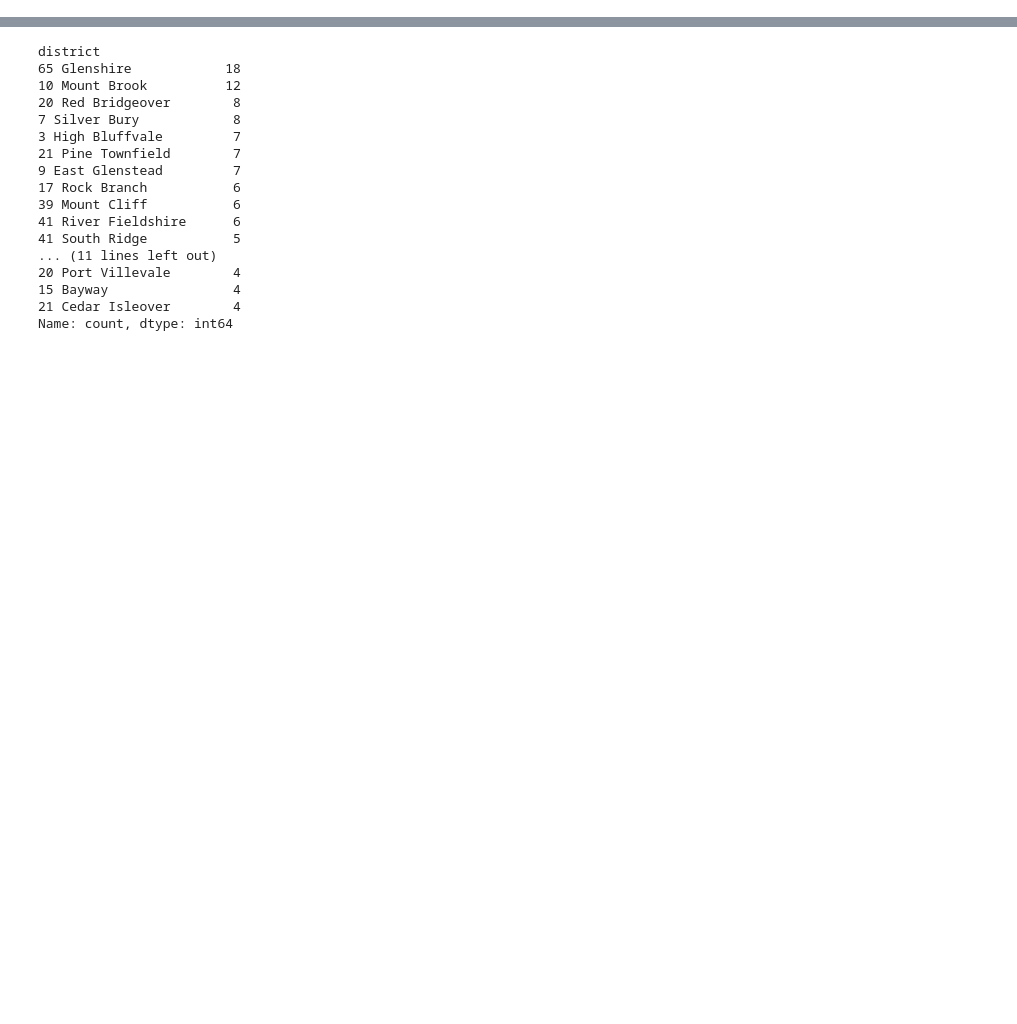
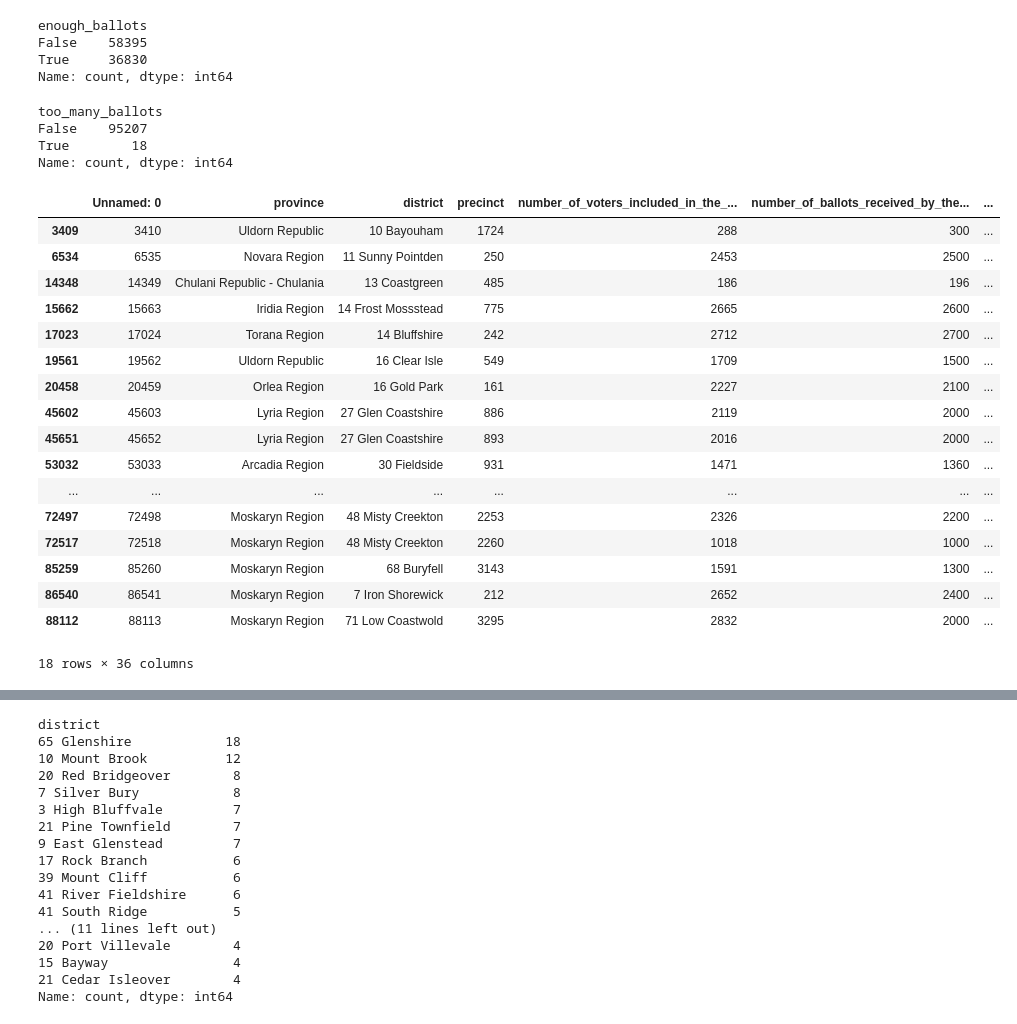
Before and after one commit to jjwjournalism/wsj-exercise, a Jupyter notebook: 20250419_atlantiaAssemblyAnalysis.ipynb, the cells around one changed output, grey strips where cells are left out. Saved outputs shown, nothing was run; the diff lists cells and outputs as text; code cells hidden in the pictures; blank space fills up the shorter version.

```diff
--- a/20250419_atlantiaAssemblyAnalysis.ipynb
+++ b/20250419_atlantiaAssemblyAnalysis.ipynb
@@ -26,3 +27,12 @@ raw_returns.head(15)
+# %%
+## Some simple data smells. Are there enough ballots for every registered voter?
+raw_returns['enough_ballots'] = raw_returns['number_of_ballots_received_by_the_precinct_commission'] >= raw_returns['number_of_voters_included_in_the_list']
+raw_returns['enough_ballots'].value_counts()
+# %% [output]
+enough_ballots
+False    58395
+True     36830
+Name: count, dtype: int64
 # %%
 ## Add new column for total ballots issued
 raw_returns['total_ballots_issued'] = raw_returns['number_of_ballots_issued_to_early_voters'] + raw_returns['number_of_ballots_issued_at_the_polling_station'] + raw_returns['number_of_ballots_issued_outside_the_polling_station']
@@ -32,3 +42,33 @@ raw_returns['total_ballots_returned'] = raw_returns['number_of_invalid_ballots']
+# %%
+## Data smell #2. Does the number of ballots received ever exceed the number of ballots issued?
+raw_returns['too_many_ballots'] = raw_returns['total_ballots_returned'] > raw_returns['total_ballots_issued']
+raw_returns['too_many_ballots'].value_counts()
+# %% [output]
+too_many_ballots
+False    95207
+True        18
+Name: count, dtype: int64
+# %%
+raw_returns.query('too_many_ballots == True')
+# %% [output]
+|  | Unnamed: 0 | province | district | precinct | number_of_voters_included_in_the_... | number_of_ballots_received_by_the... | ... |
+| 3409 | 3410 | Uldorn Republic | 10 Bayouham | 1724 | 288 | 300 | ... |
+| 6534 | 6535 | Novara Region | 11 Sunny Pointden | 250 | 2453 | 2500 | ... |
+| 14348 | 14349 | Chulani Republic - Chulania | 13 Coastgreen | 485 | 186 | 196 | ... |
+| 15662 | 15663 | Iridia Region | 14 Frost Mossstead | 775 | 2665 | 2600 | ... |
+| 17023 | 17024 | Torana Region | 14 Bluffshire | 242 | 2712 | 2700 | ... |
+| 19561 | 19562 | Uldorn Republic | 16 Clear Isle | 549 | 1709 | 1500 | ... |
+| 20458 | 20459 | Orlea Region | 16 Gold Park | 161 | 2227 | 2100 | ... |
+| 45602 | 45603 | Lyria Region | 27 Glen Coastshire | 886 | 2119 | 2000 | ... |
+| 45651 | 45652 | Lyria Region | 27 Glen Coastshire | 893 | 2016 | 2000 | ... |
+| 53032 | 53033 | Arcadia Region | 30 Fieldside | 931 | 1471 | 1360 | ... |
+| ... | ... | ... | ... | ... | ... | ... | ... |
+| 72497 | 72498 | Moskaryn Region | 48 Misty Creekton | 2253 | 2326 | 2200 | ... |
+| 72517 | 72518 | Moskaryn Region | 48 Misty Creekton | 2260 | 1018 | 1000 | ... |
+| 85259 | 85260 | Moskaryn Region | 68 Buryfell | 3143 | 1591 | 1300 | ... |
+| 86540 | 86541 | Moskaryn Region | 7 Iron Shorewick | 212 | 2652 | 2400 | ... |
+| 88112 | 88113 | Moskaryn Region | 71 Low Coastwold | 3295 | 2832 | 2000 | ... |
+18 rows × 36 columns
 # %%
 ## Add new column for pct turnout for each precinct
 raw_returns['pct_turnout'] = raw_returns['total_ballots_returned'] / raw_returns['number_of_voters_included_in_the_list']
```
Also changed, not shown: parts of 8 cells of this notebook.
